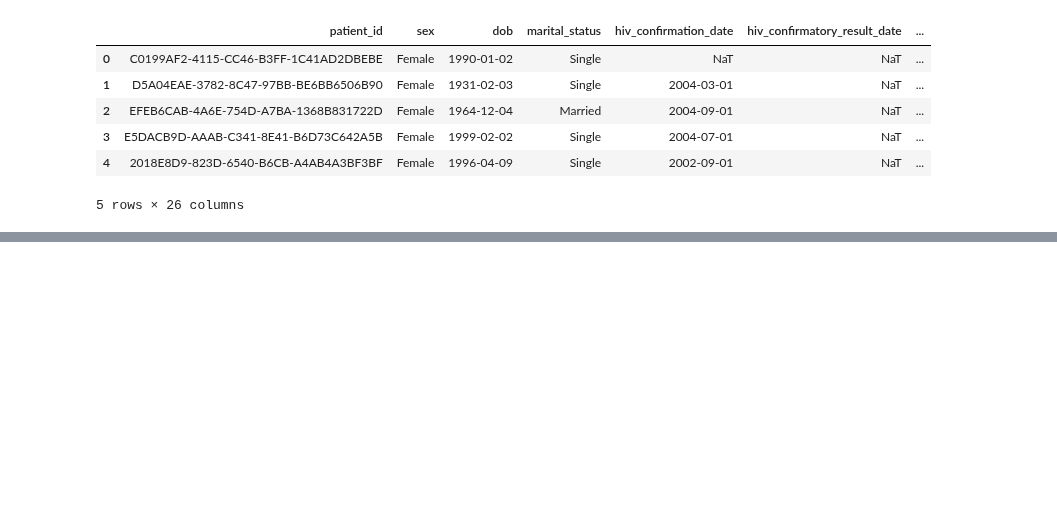
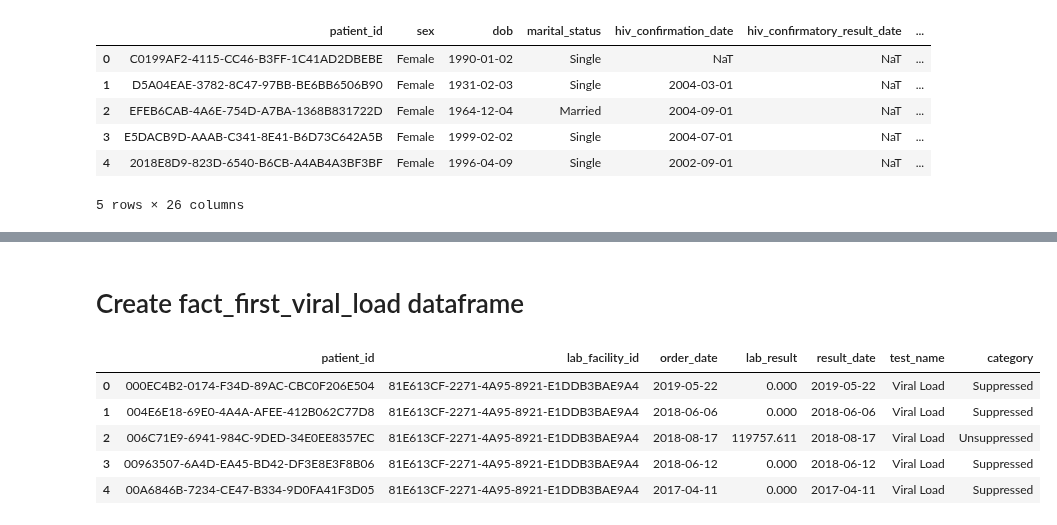
Before and after one commit to UCSF-IGHS/duft-config, a Jupyter notebook: system/data_tasks/fm_sentinel_events.ipynb, the cells around one changed output, grey strips where cells are left out. Drawn from its saved outputs; the diff is of its cells as text; code cells hidden in the pictures; blank space fills up the shorter version.

```diff
--- a/system/data_tasks/fm_sentinel_events.ipynb
+++ b/system/data_tasks/fm_sentinel_events.ipynb
@@ -312,0 +358,13 @@ fact_sentinel_event_df.head()
+# %%
+fact_lab_confs = {
+    "query": "SELECT l.idpatient, l.idfacilitycreate, l.orderDate, l.result, l.resultDate, lm.name FROM lab l INNER JOIN LabMaster lm ON lm.id=l.idtest",
+    "cols": ['patient_id', 'lab_facility_id', 'order_date', 'lab_result', 'result_date', 'test_name']
+}
+
+fact_lab_query = fact_lab_confs.get("query")
+fact_lab_cols = fact_lab_confs.get("cols")
+
+fact_lab_data = fetch_file_maker_data(fact_lab_query, fm_connection)
+fact_lab_df = pd.DataFrame(fact_lab_data, columns=fact_lab_cols)
+
+fact_lab_df.head()
@@ -312,0 +378,27 @@ fact_sentinel_event_df.head()
+# %% [markdown]
+# Create fact_first_viral_load dataframe
+# %%
+vl_tests_df = fact_lab_df[fact_lab_df['test_name'] == 'Viral Load']
+fact_first_viral_load_tests_df = vl_tests_df.sort_values('order_date').groupby('patient_id').first().reset_index()
+
+fact_first_viral_load_tests_df['lab_result'] = pd.to_numeric(fact_first_viral_load_tests_df['lab_result'], errors='coerce')
+
+def categorize_result(result):
+    if result < 40:
+        return 'Suppressed'
+    elif 40 <= result <= 1000:
+        return 'LLV'
+    else:
+        return 'Unsuppressed'
+
+# Add the category column based on the conditions
+fact_first_viral_load_tests_df['category'] = fact_first_viral_load_tests_df['lab_result'].apply(categorize_result)
+
+fact_first_viral_load_tests_df.head()
+# %% [output]
+|  | patient_id | lab_facility_id | order_date | lab_result | result_date | test_name | category |
+| 0 | 000EC4B2-0174-F34D-89AC-CBC0F206E504 | 81E613CF-2271-4A95-8921-E1DDB3BAE9A4 | 2019-05-22 | 0.000 | 2019-05-22 | Viral Load | Suppressed |
+| 1 | 004E6E18-69E0-4A4A-AFEE-412B062C77D8 | 81E613CF-2271-4A95-8921-E1DDB3BAE9A4 | 2018-06-06 | 0.000 | 2018-06-06 | Viral Load | Suppressed |
+| 2 | 006C71E9-6941-984C-9DED-34E0EE8357EC | 81E613CF-2271-4A95-8921-E1DDB3BAE9A4 | 2018-08-17 | 119757.611 | 2018-08-17 | Viral Load | Unsuppressed |
+| 3 | 00963507-6A4D-EA45-BD42-DF3E8E3F8B06 | 81E613CF-2271-4A95-8921-E1DDB3BAE9A4 | 2018-06-12 | 0.000 | 2018-06-12 | Viral Load | Suppressed |
+| 4 | 00A6846B-7234-CE47-B334-9D0FA41F3D05 | 81E613CF-2271-4A95-8921-E1DDB3BAE9A4 | 2017-04-11 | 0.000 | 2017-04-11 | Viral Load | Suppressed |
```
Also changed, not shown: parts of 14 cells of this notebook.
